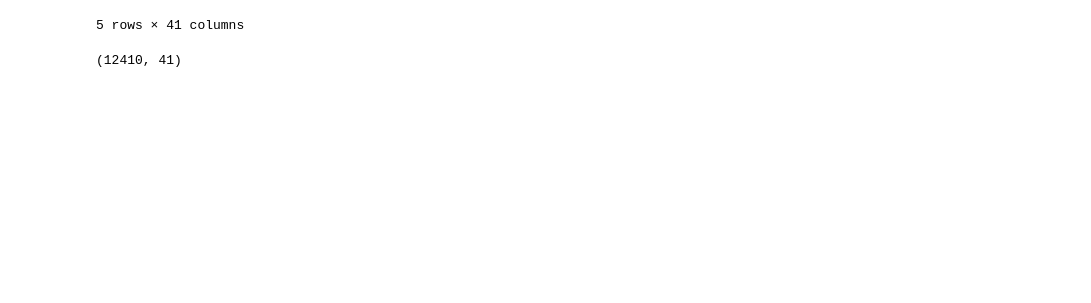
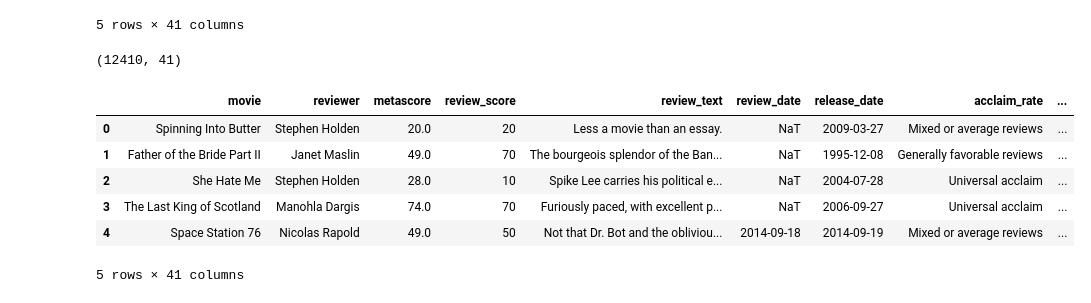
Before and after one commit to gabrieldluca/2017-2-projeto-metascience, a Jupyter notebook: preprocessing.ipynb, the cells around one changed output. Drawn from its saved outputs; the diff is of its cells as text; code cells hidden in the pictures; blank space fills up the shorter version.

Commit message:
Shuffling dataframe rows

```diff
--- a/preprocessing.ipynb
+++ b/preprocessing.ipynb
@@ -255,12 +252,14 @@ movie_reviews.to_csv('movie_data.csv', sep=',', index=False)
 # %%
 def get_sentiment(metascore):
+    if metascore is np.nan:
+        return np.nan
     if metascore < 40:
         return 'neg'
-    if metascore >= 40 and float(metascore) < 50:
+    elif metascore > 60:
+        return 'pos'
+    else:
         return 'mixed'
-    if metascore >= 50:
-        return 'pos'
-    return 'unknown'
+
 movie_reviews['sentiment'] = movie_reviews['metascore'].apply(get_sentiment)
 movie_reviews['sentiment'] = movie_reviews['sentiment'].astype('category')
 # %%
@@ -275,3 +274,14 @@ display(movie_reviews.shape)
 | 4 | Bird People | A.O. Scott | 70.0 | 100 | There are plot twists, and then t... | 2014-09-11 | 2014-09-12 | Generally favorable reviews | ... |
 5 rows × 41 columns
 (12410, 41)
+# %%
+movie_reviews = movie_reviews.sample(frac=1).reset_index(drop=True)
+movie_reviews.head()
+# %% [output]
+|  | movie | reviewer | metascore | review_score | review_text | review_date | release_date | acclaim_rate | ... |
+| 0 | Spinning Into Butter | Stephen Holden | 20.0 | 20 | Less a movie than an essay. | NaT | 2009-03-27 | Mixed or average reviews | ... |
+| 1 | Father of the Bride Part II | Janet Maslin | 49.0 | 70 | The bourgeois splendor of the Ban... | NaT | 1995-12-08 | Generally favorable reviews | ... |
+| 2 | She Hate Me | Stephen Holden | 28.0 | 10 | Spike Lee carries his political e... | NaT | 2004-07-28 | Universal acclaim | ... |
+| 3 | The Last King of Scotland | Manohla Dargis | 74.0 | 70 | Furiously paced, with excellent p... | NaT | 2006-09-27 | Universal acclaim | ... |
+| 4 | Space Station 76 | Nicolas Rapold | 49.0 | 50 | Not that Dr. Bot and the obliviou... | 2014-09-18 | 2014-09-19 | Mixed or average reviews | ... |
+5 rows × 41 columns
```
Also changed, not shown: parts of 2 cells of this notebook, 1 other file.
